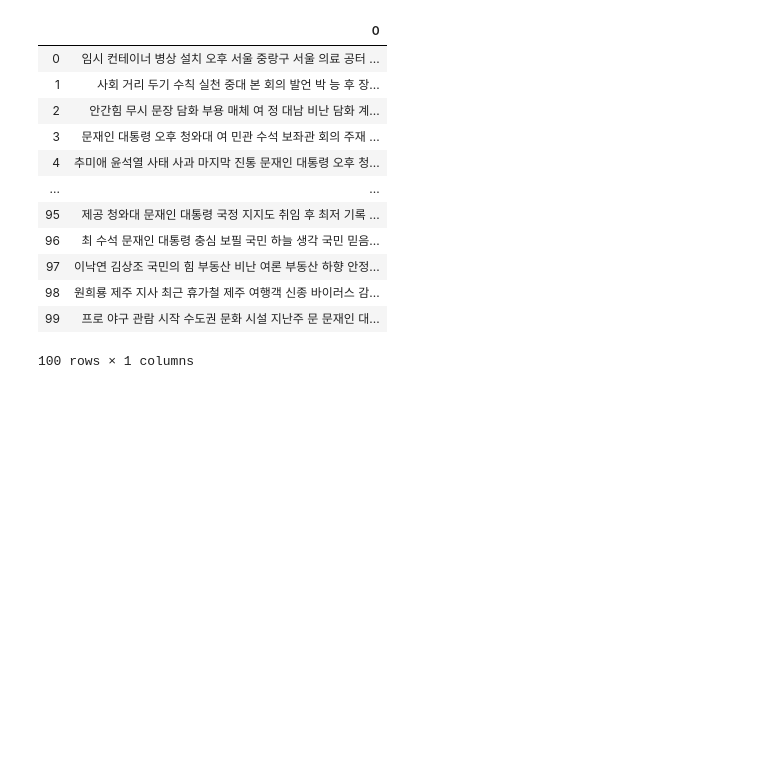
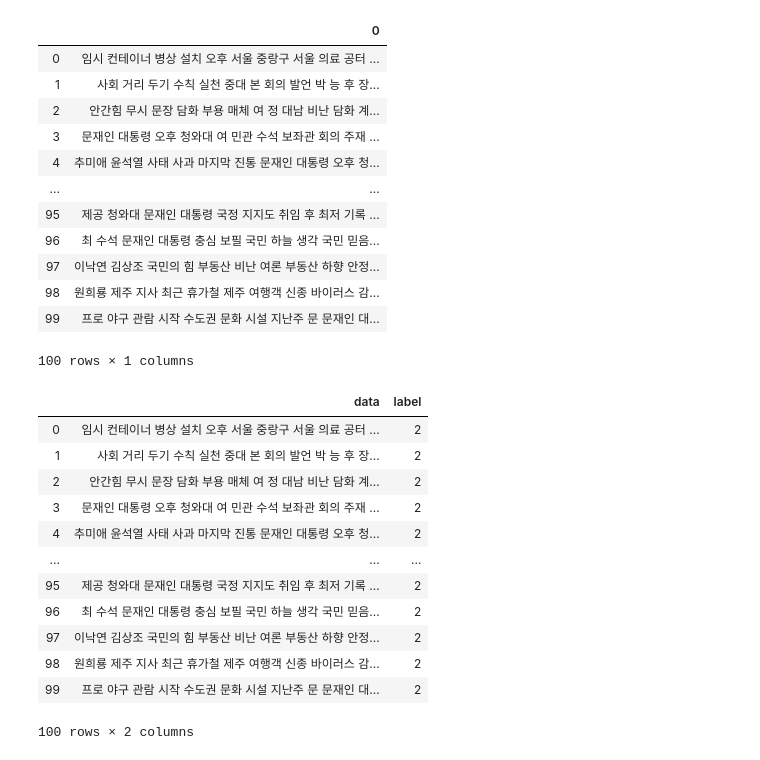
Before and after one commit to NAYANANG/2020_Text-Mining, a Jupyter notebook: Labeling/Labeling_code/Labeling_세계일보.ipynb, the cells around one changed output. Cells and saved outputs as stored; diff of their text form; code cells hidden in the pictures; blank space fills up the shorter version.

Commit message:
세계일보  라벨링 완료

```diff
--- a/Labeling/Labeling_code/Labeling_세계일보.ipynb
+++ b/Labeling/Labeling_code/Labeling_세계일보.ipynb
@@ -97,3 +97,25 @@ corona
 | 98 | 원희룡 제주 지사 최근 휴가철 제주 여행객 신종 바이러스 감... |
 | 99 | 프로 야구 관람 시작 수도권 문화 시설 지난주 문 문재인 대... |
 100 rows × 1 columns
+# %%
+#label : 친정부/중립/반정부;1/0/2
+#세계일보-> KTV국민방송과 유사도 0.53에 의해서 label=2로 정함
+corona['label']=2
+corona.columns = ["data", "label"]
+# %%
+#라벨링된 데이터프레임 확인
+corona
+# %% [output]
+|  | data | label |
+| 0 | 임시 컨테이너 병상 설치 오후 서울 중랑구 서울 의료 공터 ... | 2 |
+| 1 | 사회 거리 두기 수칙 실천 중대 본 회의 발언 박 능 후 장... | 2 |
+| 2 | 안간힘 무시 문장 담화 부용 매체 여 정 대남 비난 담화 계... | 2 |
+| 3 | 문재인 대통령 오후 청와대 여 민관 수석 보좌관 회의 주재 ... | 2 |
+| 4 | 추미애 윤석열 사태 사과 마지막 진통 문재인 대통령 오후 청... | 2 |
+| ... | ... | ... |
+| 95 | 제공 청와대 문재인 대통령 국정 지지도 취임 후 최저 기록 ... | 2 |
+| 96 | 최 수석 문재인 대통령 충심 보필 국민 하늘 생각 국민 믿음... | 2 |
+| 97 | 이낙연 김상조 국민의 힘 부동산 비난 여론 부동산 하향 안정... | 2 |
+| 98 | 원희룡 제주 지사 최근 휴가철 제주 여행객 신종 바이러스 감... | 2 |
+| 99 | 프로 야구 관람 시작 수도권 문화 시설 지난주 문 문재인 대... | 2 |
+100 rows × 2 columns
```
Also changed, not shown: parts of 1 cell of this notebook.
